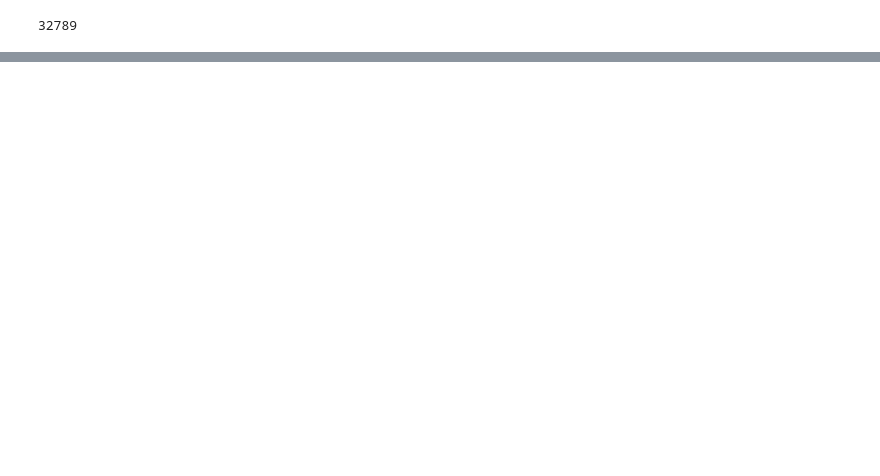
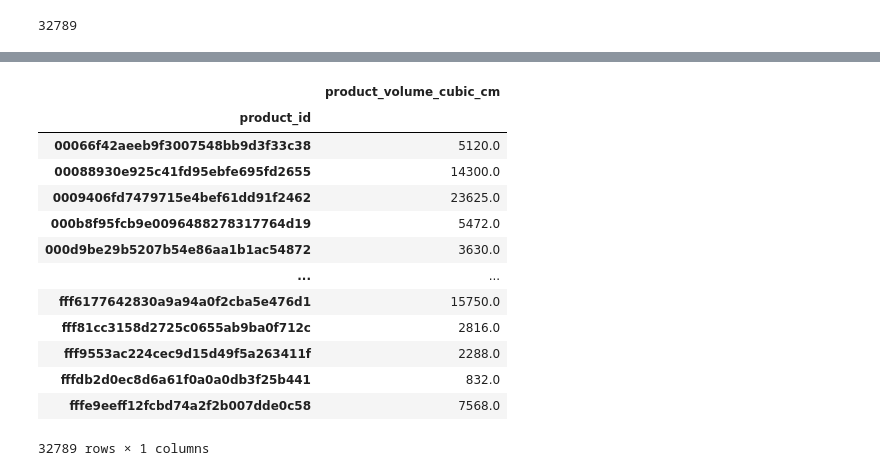
Before and after one commit to Aucorre/projet_filrouge_M1, a Jupyter notebook: Liste_recommendatinos.ipynb, the cells around one changed output, grey strips where cells are left out. Saved outputs shown, nothing was run; the diff lists cells and outputs as text; code cells hidden in the pictures; blank space fills up the shorter version.

Commit message:
Volumes

```diff
--- a/Liste_recommendatinos.ipynb
+++ b/Liste_recommendatinos.ipynb
@@ -96,0 +97,18 @@ df["product_id"].nunique()
+# %%
+grouped_df = df[['product_id', 'product_volume_cubic_cm']].groupby('product_id').mean()
+grouped_df
+# %% [output]
+|  | product_volume_cubic_cm |
+| product_id |  |
+| 00066f42aeeb9f3007548bb9d3f33c38 | 5120.0 |
+| 00088930e925c41fd95ebfe695fd2655 | 14300.0 |
+| 0009406fd7479715e4bef61dd91f2462 | 23625.0 |
+| 000b8f95fcb9e0096488278317764d19 | 5472.0 |
+| 000d9be29b5207b54e86aa1b1ac54872 | 3630.0 |
+| ... | ... |
+| fff6177642830a9a94a0f2cba5e476d1 | 15750.0 |
+| fff81cc3158d2725c0655ab9ba0f712c | 2816.0 |
+| fff9553ac224cec9d15d49f5a263411f | 2288.0 |
+| fffdb2d0ec8d6a61f0a0a0db3f25b441 | 832.0 |
+| fffe9eeff12fcbd74a2f2b007dde0c58 | 7568.0 |
+32789 rows × 1 columns
```
Also changed, not shown: parts of 14 cells of this notebook.
